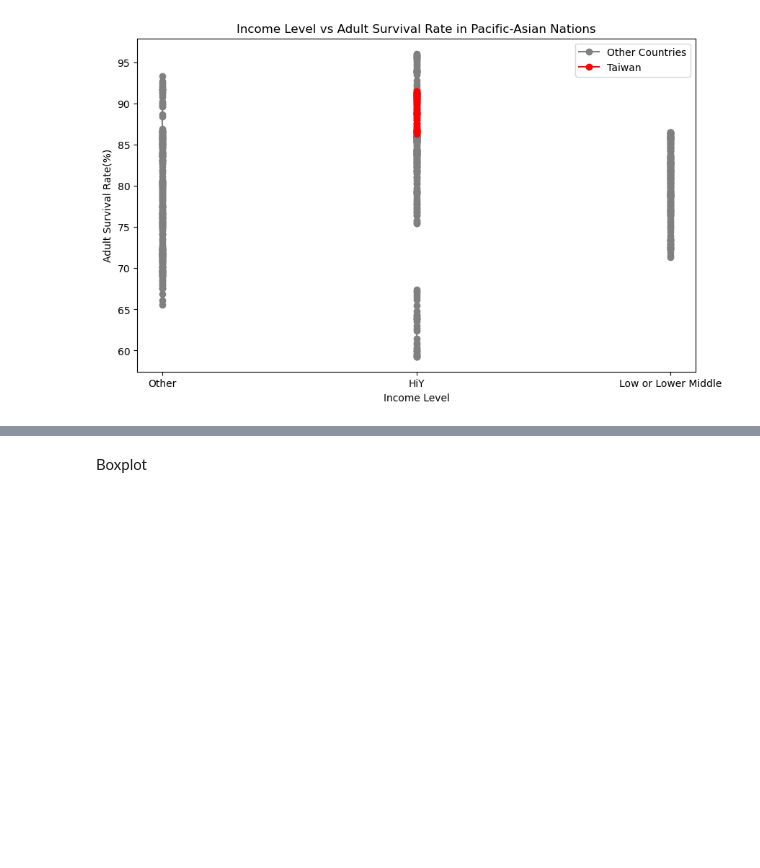
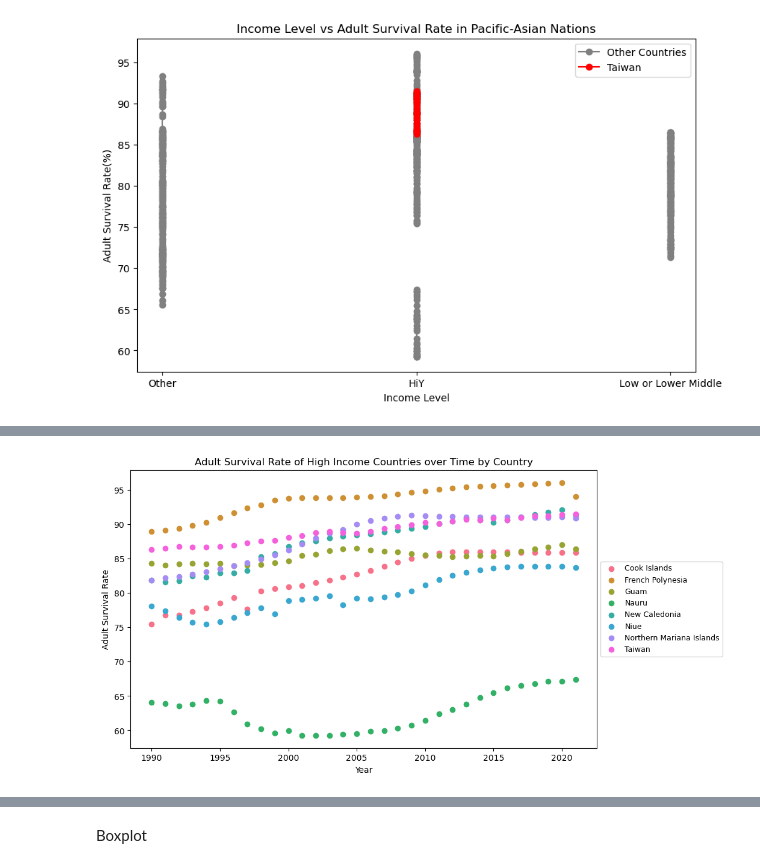
Before and after one commit to And-Y42/qtm151-s25, a Jupyter notebook: final_projects/project.ipynb, the cells around one changed output, grey strips where cells are left out. Saved outputs shown, nothing was run; the diff lists cells and outputs as text; code cells hidden in the pictures; blank space fills up the shorter version.

```diff
--- a/final_projects/project.ipynb
+++ b/final_projects/project.ipynb
@@ -103,0 +113,24 @@ plt.show()
+# %%
+import seaborn as sns
+from scipy.stats import linregress
+array={}
+#Filtering data to only represent high income level countries
+df=data[data["Flag_HiY"]==1]
+#Helps to associate different colors with countries in graph
+palette = sns.color_palette("husl", len(df["Country"].unique()))
+plt.figure(figsize=(10, 6))
+#Plotting scatter plot for data from each country
+for i, country in enumerate(df["Country"].unique()):
+    country_data = df[df["Country"] == country]
+    plt.scatter(country_data["Year"], country_data["AdultSurvival_All"],
+                color=palette[i], label=country)
+    #Implementing linear regression for each country's data and adding the linear slope to dictionary
+    slope_hi, intercept_hi, _, _, _ = linregress(country_data["Year"], country_data["AdultSurvival_All"])
+    array[country]=(slope_hi)
+plt.title("Adult Survival Rate of High Income Countries over Time by Country")
+plt.xlabel("Year")
+plt.ylabel("Adult Survival Rate")
+plt.legend(loc="center left", bbox_to_anchor=(1, 0.5), fontsize=9)
+plt.show()
+# %% [output]
+[figure, added]
```
Also changed, not shown: parts of 7 cells of this notebook.
